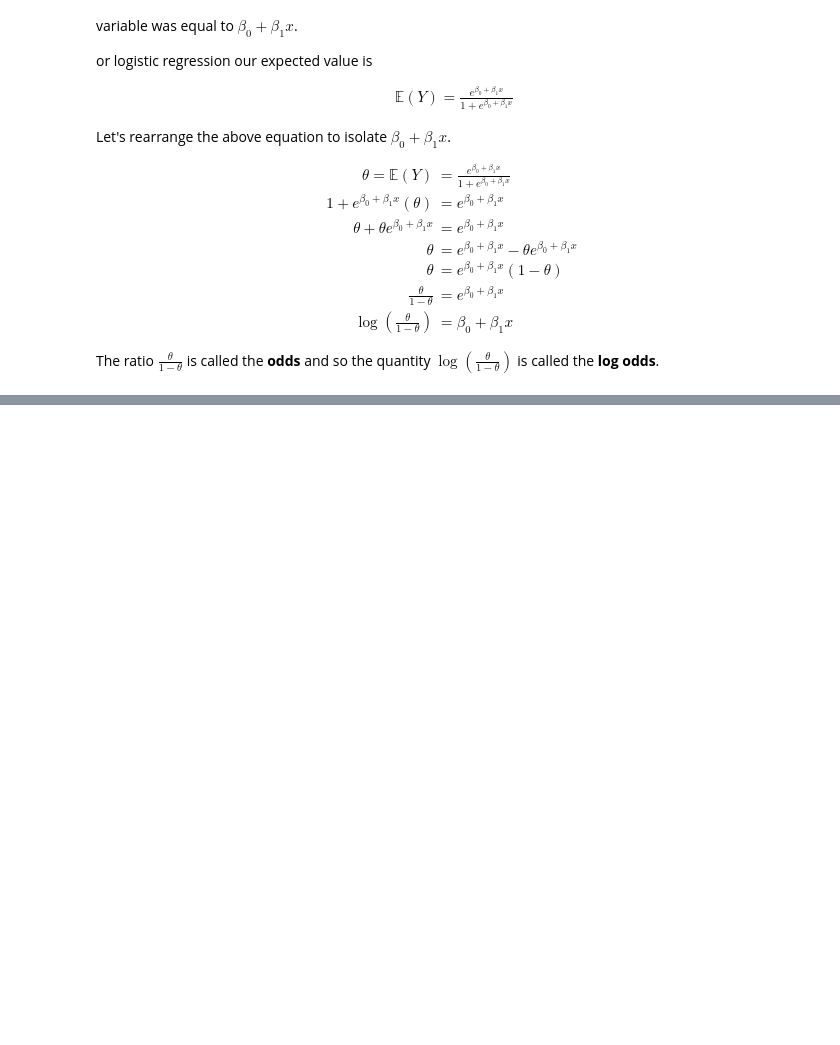
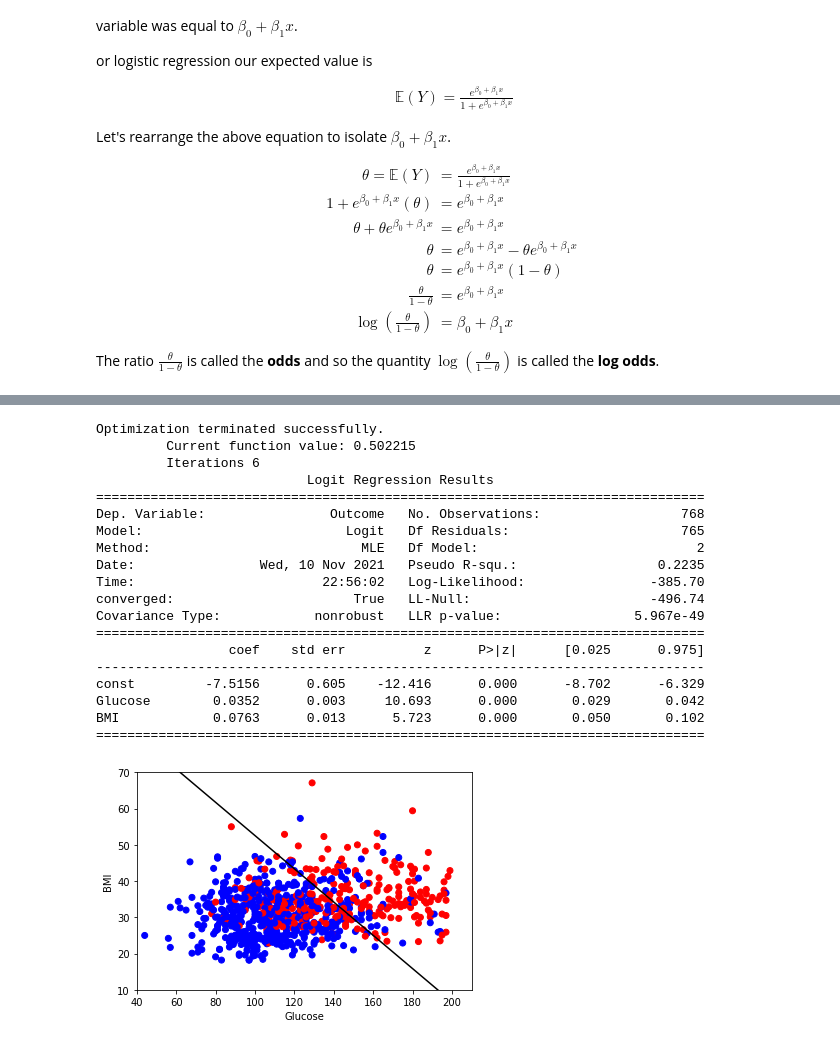
Before and after one commit to computationalUncertaintyLab/2021F_PHDSII, a Jupyter notebook: week11/Week11.ipynb, the cells around one changed output, grey strips where cells are left out. Saved outputs shown, nothing was run; the diff lists cells and outputs as text; code cells hidden in the pictures; blank space fills up the shorter version.

```diff
--- a/week11/Week11.ipynb
+++ b/week11/Week11.ipynb
@@ -131,0 +248,42 @@ Just like in MLR, we can look at how
+# %%
+
+model = sm.Logit( d.Outcome, sm.add_constant(X.loc[:,["Glucose","BMI"]]) )
+model = model.fit()
+print(model.summary())
+
+
+fig,ax = plt.subplots()
+ax.scatter( X.Glucose, X.BMI, color=["red" if _ else "blue" for _ in d.Outcome.values]  )
+
+def f(x):
+    return (7.51-x*0.035)/(0.0763)
+ax.plot([40,200],[ f(40), f(200) ], color="black")
+
+ax.set_xlim(40,210)
+ax.set_ylim(10,70)
+
+ax.set_xlabel("Glucose")
+ax.set_ylabel("BMI")
+
+plt.show()
+# %% [output]
+Optimization terminated successfully.
+         Current function value: 0.502215
+         Iterations 6
+                           Logit Regression Results
+==============================================================================
+Dep. Variable:                Outcome   No. Observations:                  768
+Model:                          Logit   Df Residuals:                      765
+Method:                           MLE   Df Model:                            2
+Date:                Wed, 10 Nov 2021   Pseudo R-squ.:                  0.2235
+Time:                        22:56:02   Log-Likelihood:                -385.70
+converged:                       True   LL-Null:                       -496.74
+Covariance Type:            nonrobust   LLR p-value:                 5.967e-49
+==============================================================================
+                 coef    std err          z      P>|z|      [0.025      0.975]
+------------------------------------------------------------------------------
+const         -7.5156      0.605    -12.416      0.000      -8.702      -6.329
+Glucose        0.0352      0.003     10.693      0.000       0.029       0.042
+BMI            0.0763      0.013      5.723      0.000       0.050       0.102
+==============================================================================
+[figure, added]
```
Also changed, not shown: parts of 6 cells of this notebook, 1 other file.
